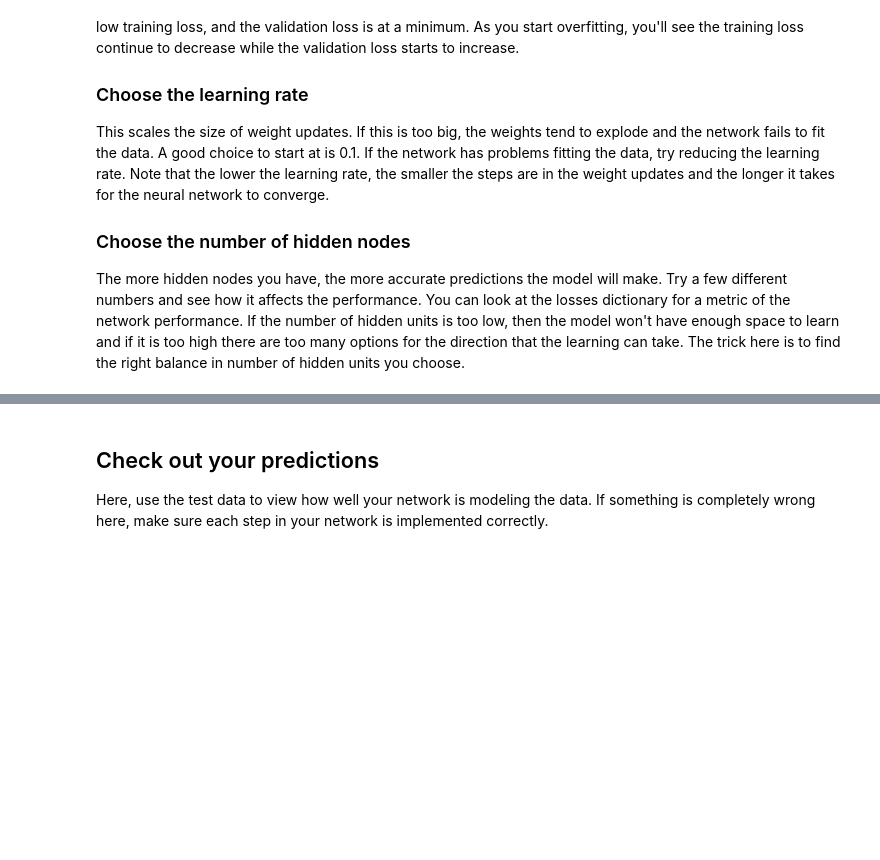
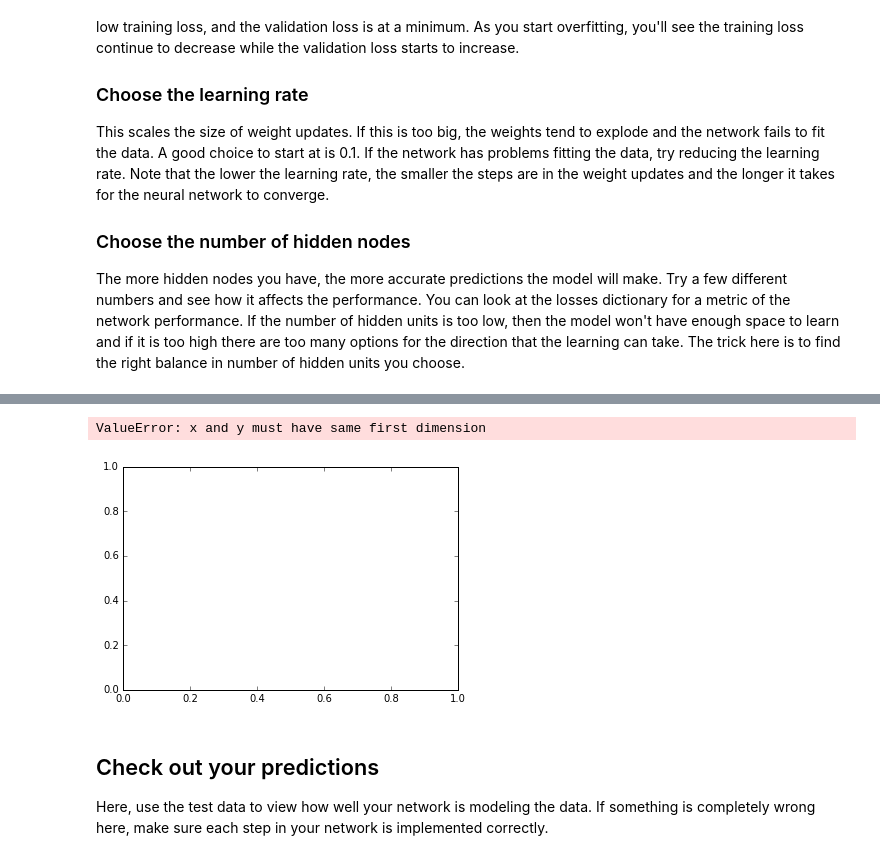
Before and after one commit to sbartek/neural_network_with_numpy, a Jupyter notebook: DLND Your first neural network.ipynb, the cells around one changed output, grey strips where cells are left out. Cells and saved outputs as stored; diff of their text form; code cells hidden in the pictures; blank space fills up the shorter version.

```diff
--- a/DLND Your first neural network.ipynb
+++ b/DLND Your first neural network.ipynb
@@ -295,3 +315,13 @@ This scales the size of weight updates. If this is too big, the weights tend to
 
 ### Choose the number of hidden nodes
 The more hidden nodes you have, the more accurate predictions the model will make. Try a few different numbers and see how it affects the performance. You can look at the losses dictionary for a metric of the network performance. If the number of hidden units is too low, then the model won't have enough space to learn and if it is too high there are too many options for the direction that the learning can take. The trick here is to find the right balance in number of hidden units you choose.
+# %%
+### Set the hyperparameters here ###
+iterations = 100
+learning_rate = 0.2
+hidden_nodes = 5
+output_nodes = 1
+
+N_i = train_features.shape[1]
+print(N_i)
+network = NeuralNetwork(N_i, hidden_nodes, output_nodes, learning_rate)
@@ -297,0 +330,11 @@ The more hidden nodes you have, the more accurate predictions the model will mak
+# %%
+exp_nrows = 100
+exp_train = train_features.iloc[0:exp_nrows]
+exp_train_target = train_targets.iloc[0:exp_nrows]
+
+
+batch = np.random.choice(exp_nrows, size=2)
+X, y = exp_train.ix[batch].values, exp_train_target.ix[batch]['cnt']
+network.train(X, y)
+
+y
@@ -332,0 +381,10 @@ _ = plt.ylim()
+# %%
+mses_train = []
+mses_val = []
+hiden_nodes_numbers = range(1, 302, 20)
+for hidden_nodes in hiden_nodes_numbers:
+    print(hidden_nodes)
+    network = NeuralNetwork(N_i, hidden_nodes, output_nodes, learning_rate)
+    losses = evalute_model(iterations, network, train_features, train_targets, val_features, val_targets)
+    mses_train.append(losses['train'][-1])
+    mses_val.append(losses['validation'][-1])
@@ -333,3 +407,9 @@ _ = plt.ylim()
+# %%
+plt.plot(hiden_nodes_numbers, mses_train)
+plt.plot(hiden_nodes_numbers, mses_val)
+# %% [output]
+ValueError: x and y must have same first dimension
+[figure, added]
 # %% [markdown]
 ## Check out your predictions
 
```
Also changed, not shown: parts of 14 cells of this notebook.
